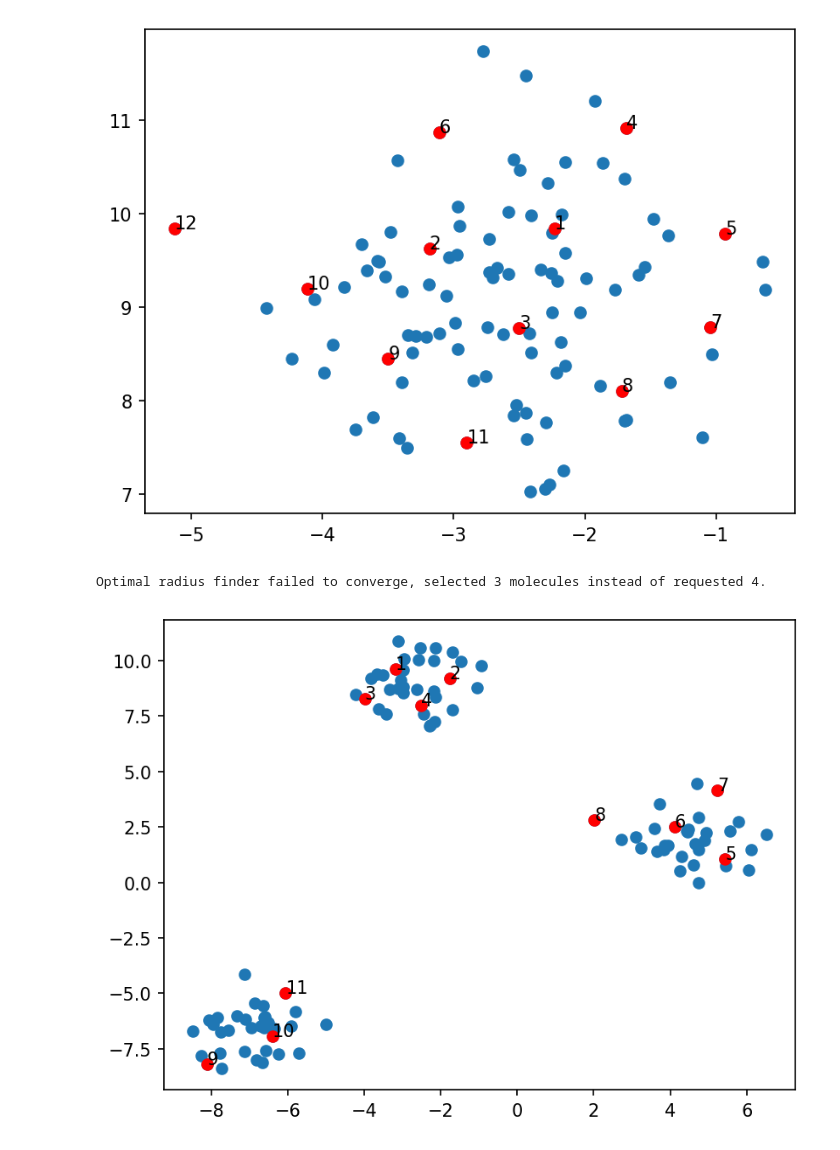
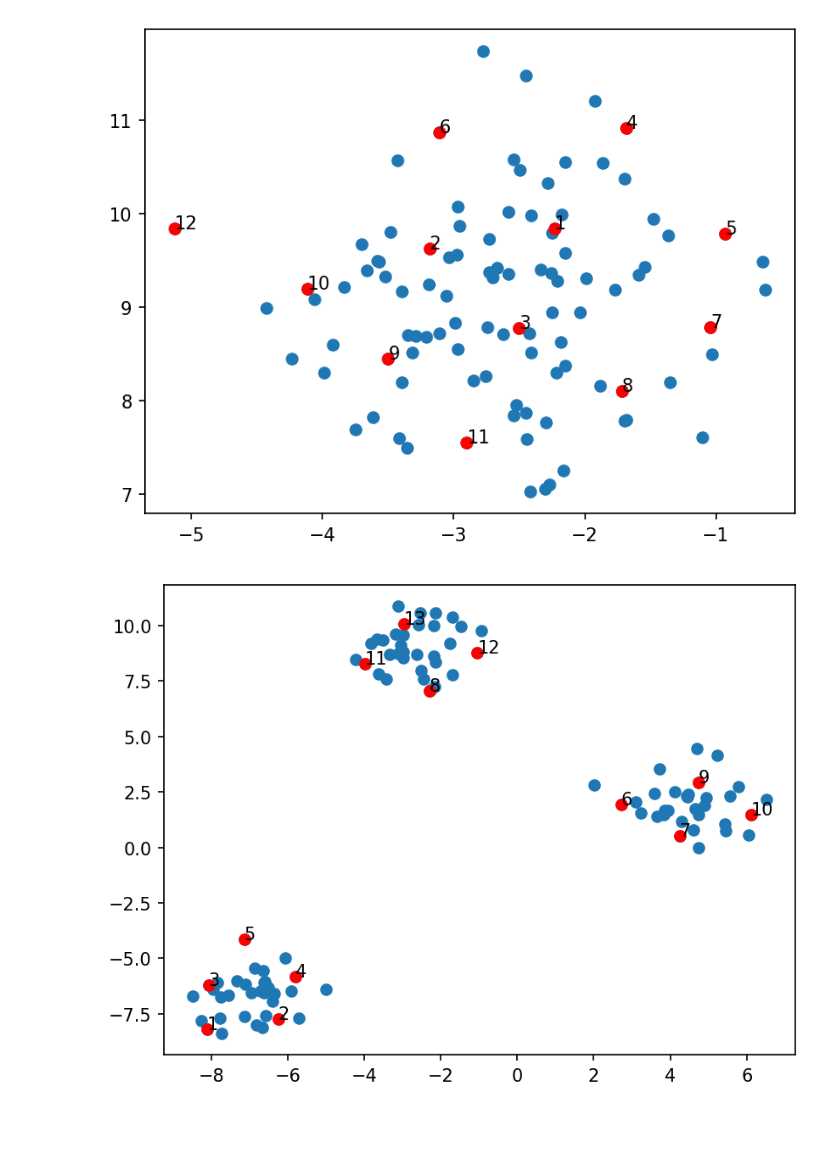
Before and after one commit to theochem/Selector, a Jupyter notebook: doc/notebooks/diversity_subsect_selection_synthetic_data.ipynb, the cells around one changed output. Saved outputs shown, nothing was run; the diff lists cells and outputs as text; code cells hidden in the pictures.

```diff
--- a/doc/notebooks/diversity_subsect_selection_synthetic_data.ipynb
+++ b/doc/notebooks/diversity_subsect_selection_synthetic_data.ipynb
@@ -194,8 +195,10 @@ graph_data(coords, selected_ids17)
 # %% [output]
 [figure]
 # %%
-selected_ids18 = selector.select(coords_cluster, size=12, labels=class_labels_cluster)
+selected_ids18 = selector.select(coords_cluster, size=12)
 graph_data(coords_cluster, selected_ids18)
+
+# TODO: See why if clusters labels are provided the algorithm fails
+# selected_ids18 = selector.select(coords_cluster, size=12,labels=class_labels_cluster)
 # %% [output]
-Optimal radius finder failed to converge, selected 3 molecules instead of requested 4.
-[figure, old version]
+[figure, new version]
```
Also changed, not shown: parts of 3 cells of this notebook.
